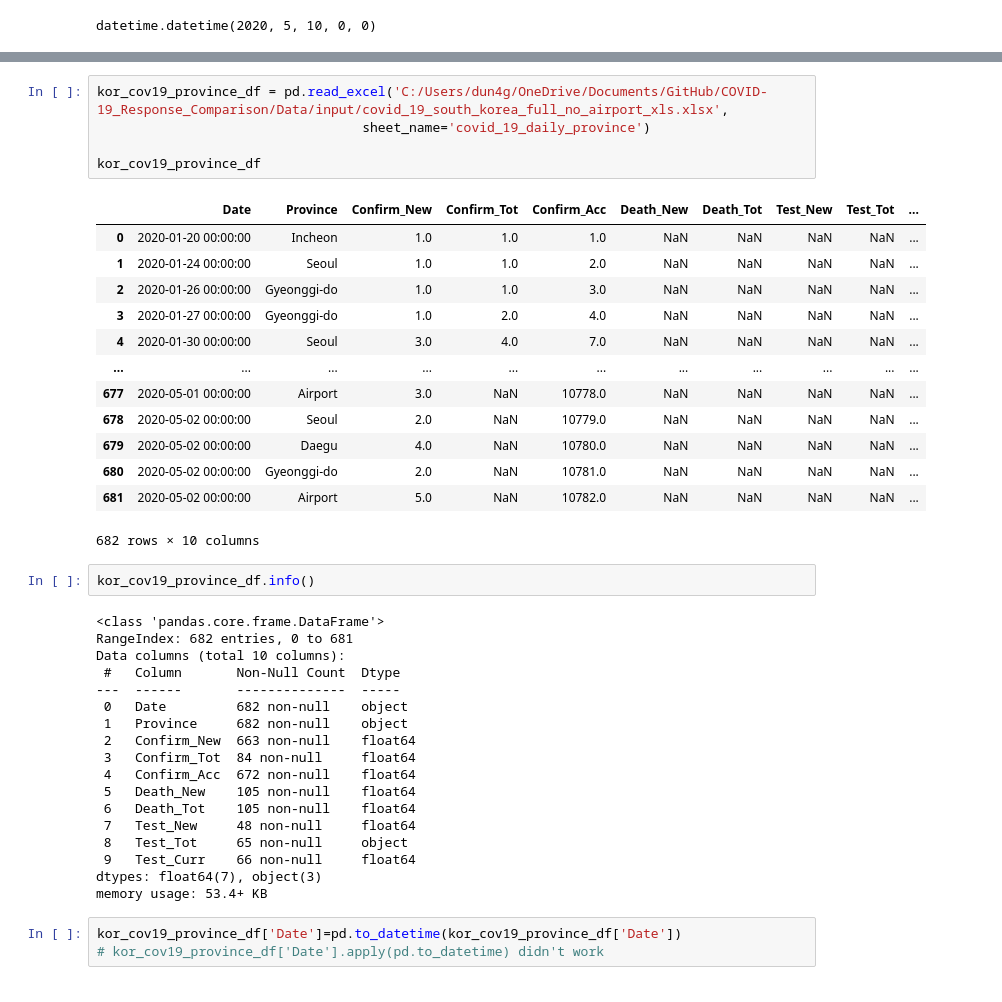
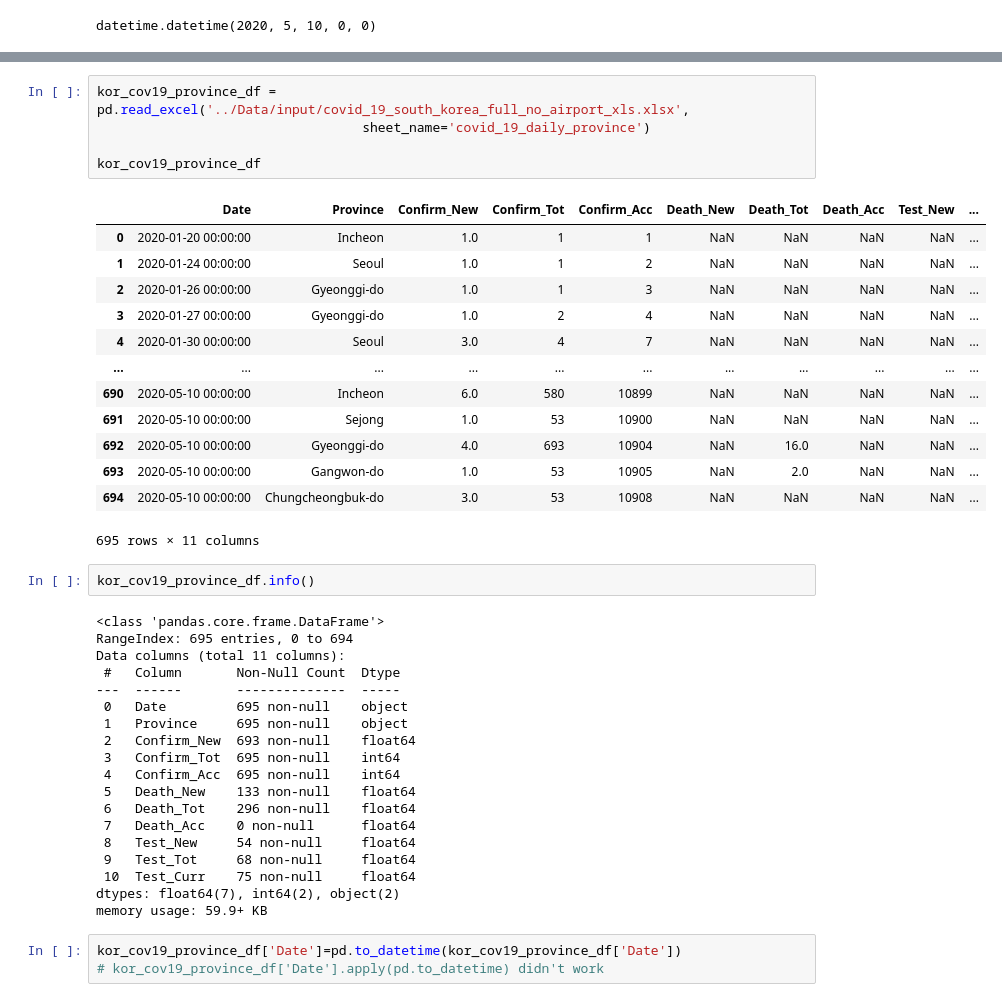
Before and after one commit to katkim0307/COVID-19_Response_Comparison, a Jupyter notebook: Notebooks/south_korea_cov19_data.ipynb, the cells around one changed output, grey strips where cells are left out. Saved outputs shown, nothing was run; the diff lists cells and outputs as text.

```diff
--- a/Notebooks/south_korea_cov19_data.ipynb
+++ b/Notebooks/south_korea_cov19_data.ipynb
@@ -212,42 +216,43 @@ datetime.datetime(2020, 5, 11, 3, 14, 31, 244344)
 # %%
-kor_cov19_province_df = pd.read_excel('C:/Users/dun4g/OneDrive/Documents/GitHub/COVID-19_Response_Comparison/Data/input/covid_19_south_korea_full_no_airport_xls.xlsx',
+kor_cov19_province_df = pd.read_excel('../Data/input/covid_19_south_korea_full_no_airport_xls.xlsx',
                                   sheet_name='covid_19_daily_province')
 
 kor_cov19_province_df
 # %% [output]
-|  | Date | Province | Confirm_New | Confirm_Tot | Confirm_Acc | Death_New | Death_Tot | Test_New | Test_Tot | ... |
-| 0 | 2020-01-20 00:00:00 | Incheon | 1.0 | 1.0 | 1.0 | NaN | NaN | NaN | NaN | ... |
-| 1 | 2020-01-24 00:00:00 | Seoul | 1.0 | 1.0 | 2.0 | NaN | NaN | NaN | NaN | ... |
-| 2 | 2020-01-26 00:00:00 | Gyeonggi-do | 1.0 | 1.0 | 3.0 | NaN | NaN | NaN | NaN | ... |
-| 3 | 2020-01-27 00:00:00 | Gyeonggi-do | 1.0 | 2.0 | 4.0 | NaN | NaN | NaN | NaN | ... |
-| 4 | 2020-01-30 00:00:00 | Seoul | 3.0 | 4.0 | 7.0 | NaN | NaN | NaN | NaN | ... |
+|  | Date | Province | Confirm_New | Confirm_Tot | Confirm_Acc | Death_New | Death_Tot | Death_Acc | Test_New | ... |
+| 0 | 2020-01-20 00:00:00 | Incheon | 1.0 | 1 | 1 | NaN | NaN | NaN | NaN | ... |
+| 1 | 2020-01-24 00:00:00 | Seoul | 1.0 | 1 | 2 | NaN | NaN | NaN | NaN | ... |
+| 2 | 2020-01-26 00:00:00 | Gyeonggi-do | 1.0 | 1 | 3 | NaN | NaN | NaN | NaN | ... |
+| 3 | 2020-01-27 00:00:00 | Gyeonggi-do | 1.0 | 2 | 4 | NaN | NaN | NaN | NaN | ... |
+| 4 | 2020-01-30 00:00:00 | Seoul | 3.0 | 4 | 7 | NaN | NaN | NaN | NaN | ... |
 | ... | ... | ... | ... | ... | ... | ... | ... | ... | ... | ... |
-| 677 | 2020-05-01 00:00:00 | Airport | 3.0 | NaN | 10778.0 | NaN | NaN | NaN | NaN | ... |
-| 678 | 2020-05-02 00:00:00 | Seoul | 2.0 | NaN | 10779.0 | NaN | NaN | NaN | NaN | ... |
-| 679 | 2020-05-02 00:00:00 | Daegu | 4.0 | NaN | 10780.0 | NaN | NaN | NaN | NaN | ... |
-| 680 | 2020-05-02 00:00:00 | Gyeonggi-do | 2.0 | NaN | 10781.0 | NaN | NaN | NaN | NaN | ... |
-| 681 | 2020-05-02 00:00:00 | Airport | 5.0 | NaN | 10782.0 | NaN | NaN | NaN | NaN | ... |
+| 690 | 2020-05-10 00:00:00 | Incheon | 6.0 | 580 | 10899 | NaN | NaN | NaN | NaN | ... |
+| 691 | 2020-05-10 00:00:00 | Sejong | 1.0 | 53 | 10900 | NaN | NaN | NaN | NaN | ... |
+| 692 | 2020-05-10 00:00:00 | Gyeonggi-do | 4.0 | 693 | 10904 | NaN | 16.0 | NaN | NaN | ... |
+| 693 | 2020-05-10 00:00:00 | Gangwon-do | 1.0 | 53 | 10905 | NaN | 2.0 | NaN | NaN | ... |
+| 694 | 2020-05-10 00:00:00 | Chungcheongbuk-do | 3.0 | 53 | 10908 | NaN | NaN | NaN | NaN | ... |
-682 rows × 10 columns
+695 rows × 11 columns
 # %%
 kor_cov19_province_df.info()
 # %% [output]
 <class 'pandas.core.frame.DataFrame'>
-RangeIndex: 682 entries, 0 to 681
-Data columns (total 10 columns):
+RangeIndex: 695 entries, 0 to 694
+Data columns (total 11 columns):
  #   Column       Non-Null Count  Dtype
 ---  ------       --------------  -----
- 0   Date         682 non-null    object
- 1   Province     682 non-null    object
- 2   Confirm_New  663 non-null    float64
- 3   Confirm_Tot  84 non-null     float64
- 4   Confirm_Acc  672 non-null    float64
- 5   Death_New    105 non-null    float64
- 6   Death_Tot    105 non-null    float64
- 7   Test_New     48 non-null     float64
- 8   Test_Tot     65 non-null     object
- 9   Test_Curr    66 non-null     float64
-dtypes: float64(7), object(3)
-memory usage: 53.4+ KB
+ 0   Date         695 non-null    object
+ 1   Province     695 non-null    object
+ 2   Confirm_New  693 non-null    float64
+ 3   Confirm_Tot  695 non-null    int64
+ 4   Confirm_Acc  695 non-null    int64
+ 5   Death_New    133 non-null    float64
+ 6   Death_Tot    296 non-null    float64
+ 7   Death_Acc    0 non-null      float64
+ 8   Test_New     54 non-null     float64
+ 9   Test_Tot     68 non-null     float64
+ 10  Test_Curr    75 non-null     float64
+dtypes: float64(7), int64(2), object(2)
+memory usage: 59.9+ KB
 # %%
 kor_cov19_province_df['Date']=pd.to_datetime(kor_cov19_province_df['Date'])
 # kor_cov19_province_df['Date'].apply(pd.to_datetime) didn't work
```
Also changed, not shown: parts of 5 cells of this notebook, 21 other files.
